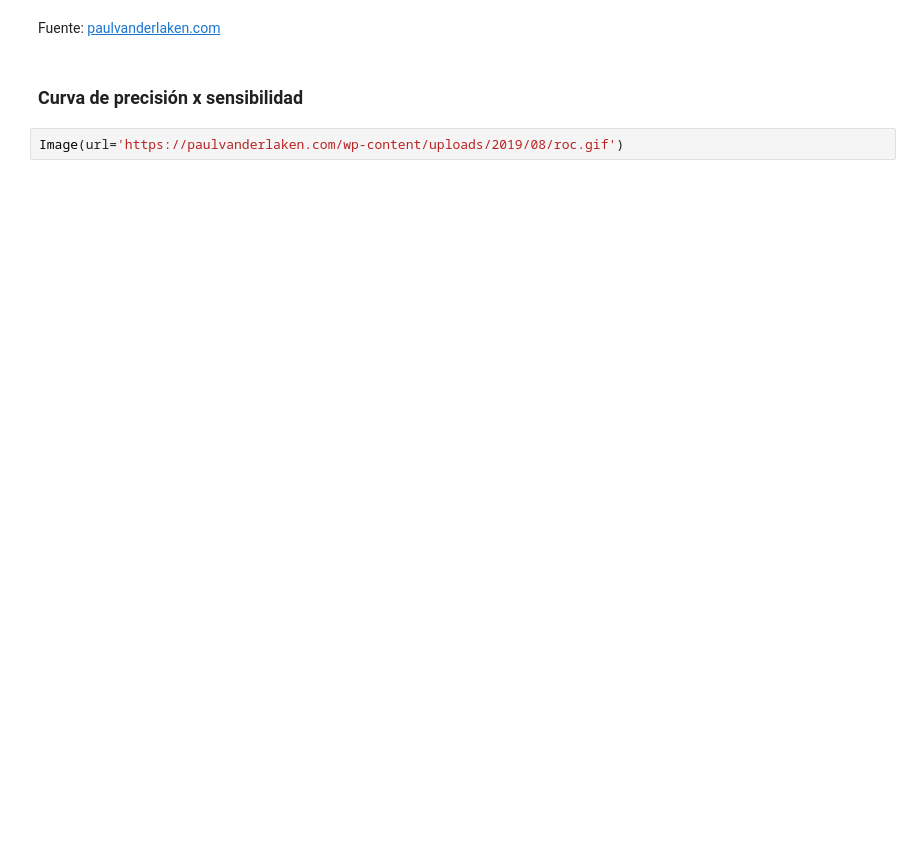
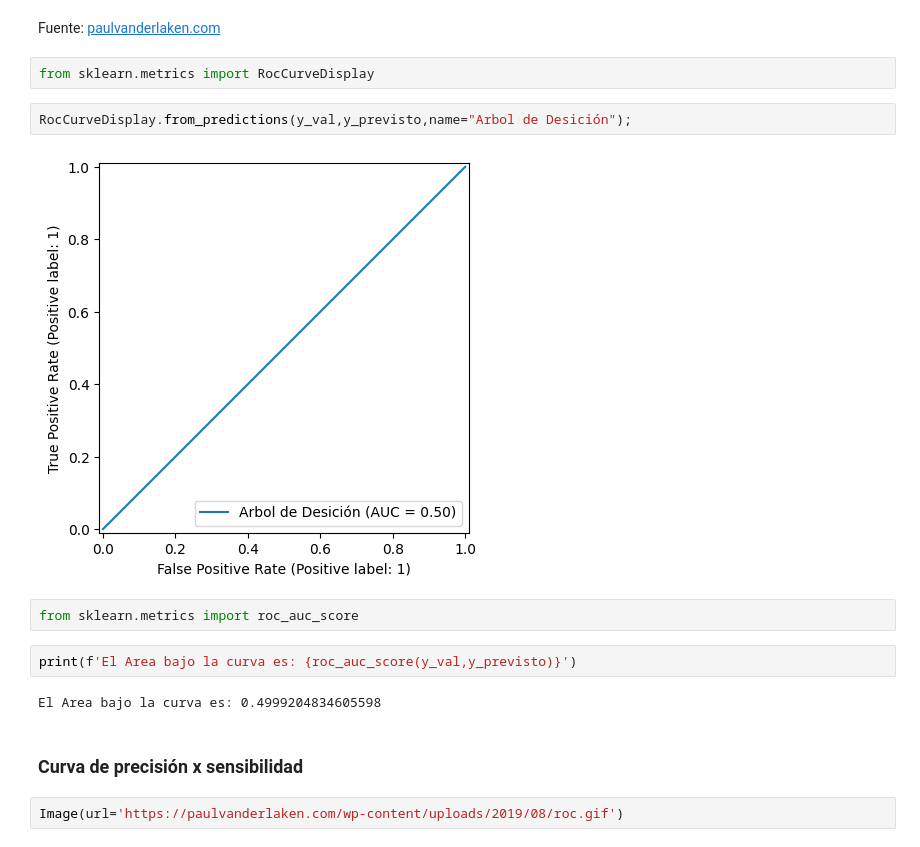
Before and after one commit to AngelTroncoso/ML_Alura, a Jupyter notebook: 7_Clasificacion_validacion_y_metricas.ipynb, the cells around one changed output. Cells and saved outputs as stored; diff of their text form; blank space fills up the shorter version.

```diff
--- a/7_Clasificacion_validacion_y_metricas.ipynb
+++ b/7_Clasificacion_validacion_y_metricas.ipynb
@@ -182,6 +182,18 @@ Image(url='https://raw.githubusercontent.com/dariyasydykova/open_projects/master
 [interactive output not drawn]
 # %% [markdown]
 Fuente: [paulvanderlaken.com](https://paulvanderlaken.com/2019/08/16/roc-auc-precision-and-recall-visually-explained/)
+# %%
+from sklearn.metrics import RocCurveDisplay
+# %%
+RocCurveDisplay.from_predictions(y_val,y_previsto,name="Arbol de Desición");
+# %% [output]
+[figure, added]
+# %%
+from sklearn.metrics import roc_auc_score
+# %%
+print(f'El Area bajo la curva es: {roc_auc_score(y_val,y_previsto)}')
+# %% [output]
+El Area bajo la curva es: 0.4999204834605598
 # %% [markdown]
 ### Curva de  precisión x sensibilidad
 # %%
```
Also changed, not shown: parts of 86 cells of this notebook.
